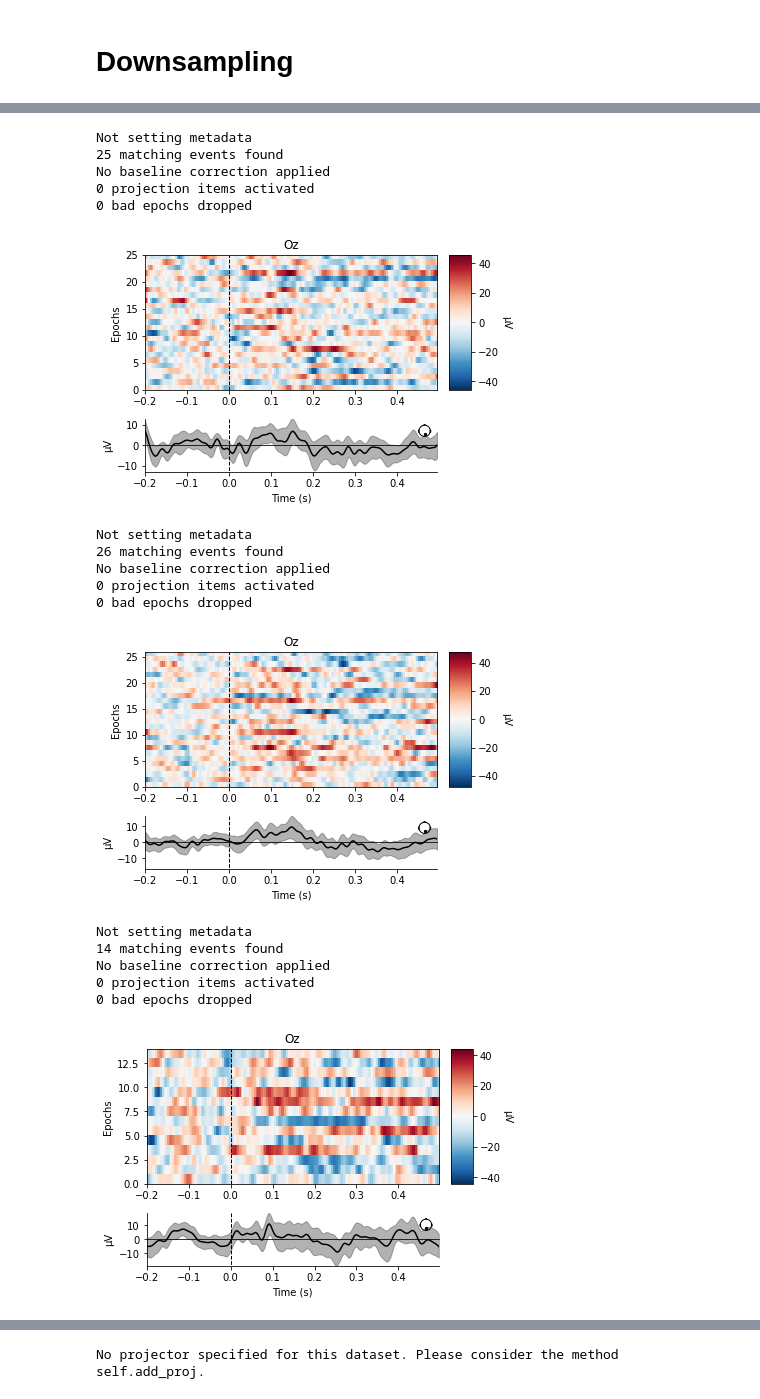
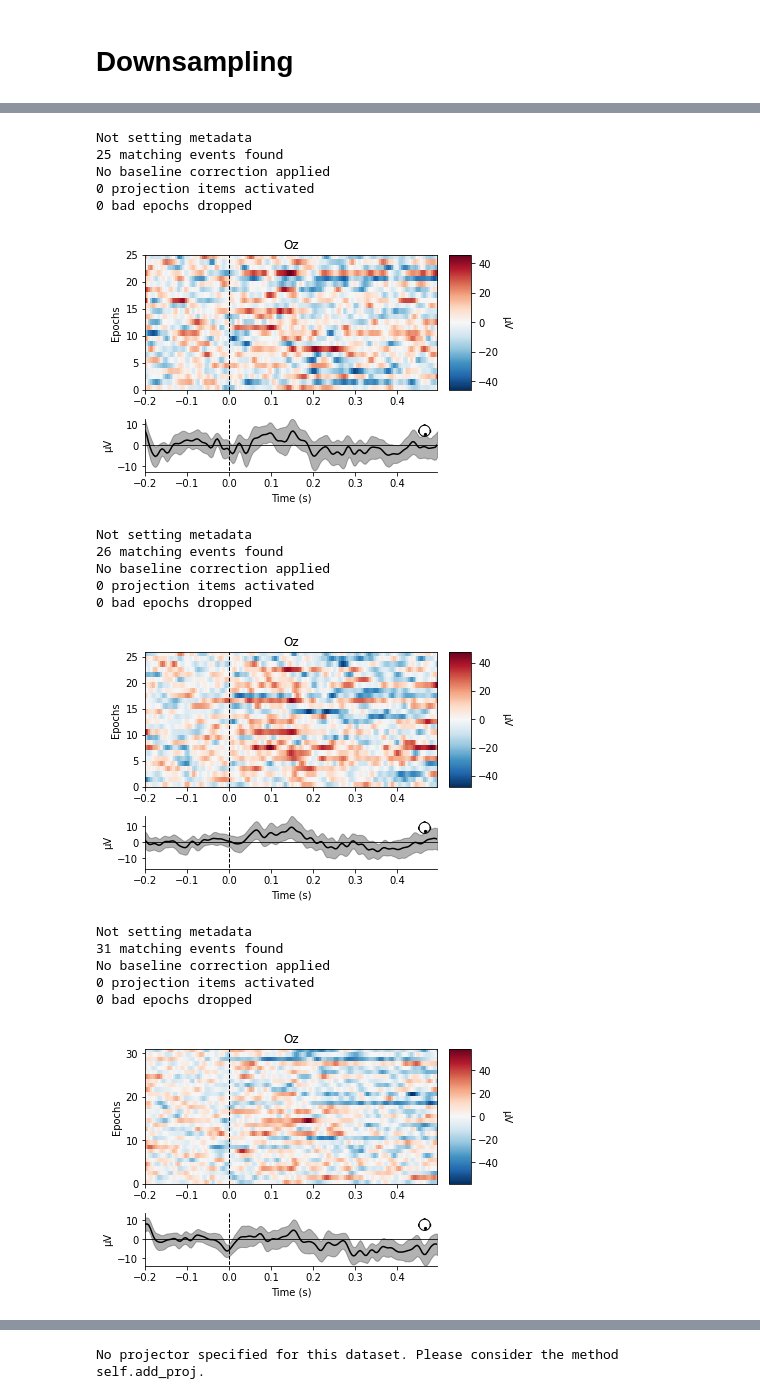
Before and after one commit to jorgenhw/studybuddies_neuroScience, a Jupyter notebook: own_experiment/own_experiment_analysis.ipynb, the cells around one changed output, grey strips where cells are left out. Cells and saved outputs as stored; diff of their text form; code cells hidden in the pictures.

```diff
--- a/own_experiment/own_experiment_analysis.ipynb
+++ b/own_experiment/own_experiment_analysis.ipynb
@@ -404,36 +298,36 @@ Now we can group the epochs by modality (auditory/visual) and take a look at the
 # %%
 # now the '/' used in the event IDs comes in handy! To get all epochs with auditory stimuli, we can index 'auditory' across the left/right dimension (and 'visual', of course)
 # that way we don't have to specify 'auditory_left' and 'auditory_right' etc.
 second_incorr = epochs_resampled['recog_phase/incorr2/second'] # when number broke sequence in 2nd position
 fourth_incorr = epochs_resampled['recog_phase/incorr4/fourth'] # when number broke sequence in 4th position
 
-learn = epochs_resampled['learn_phase/fifth'] # number five during learning phase
+fifth_corr = epochs_resampled['recog_phase/corr/fifth'] # number five during learning phase
 
 
 # plotting one channel as an example for each modality
 second_incorr.plot_image(picks=['Oz']);
 fourth_incorr.plot_image(picks=['Oz']);
 
-learn.plot_image(picks=['Oz']);
+fifth_corr.plot_image(picks=['Oz']);
 # %% [output]
 Not setting metadata
 25 matching events found
 No baseline correction applied
 0 projection items activated
 0 bad epochs dropped
 [figure]
 Not setting metadata
 26 matching events found
 No baseline correction applied
 0 projection items activated
 0 bad epochs dropped
 [figure]
 Not setting metadata
-14 matching events found
+31 matching events found
 No baseline correction applied
 0 projection items activated
 0 bad epochs dropped
-[figure, old version]
+[figure, new version]
 # %%
 # creating evokeds for auditory condition by averaging over epochs
 second_epocs = second_incorr.average()
```
Also changed, not shown: parts of 38 cells of this notebook, 2 other files.
